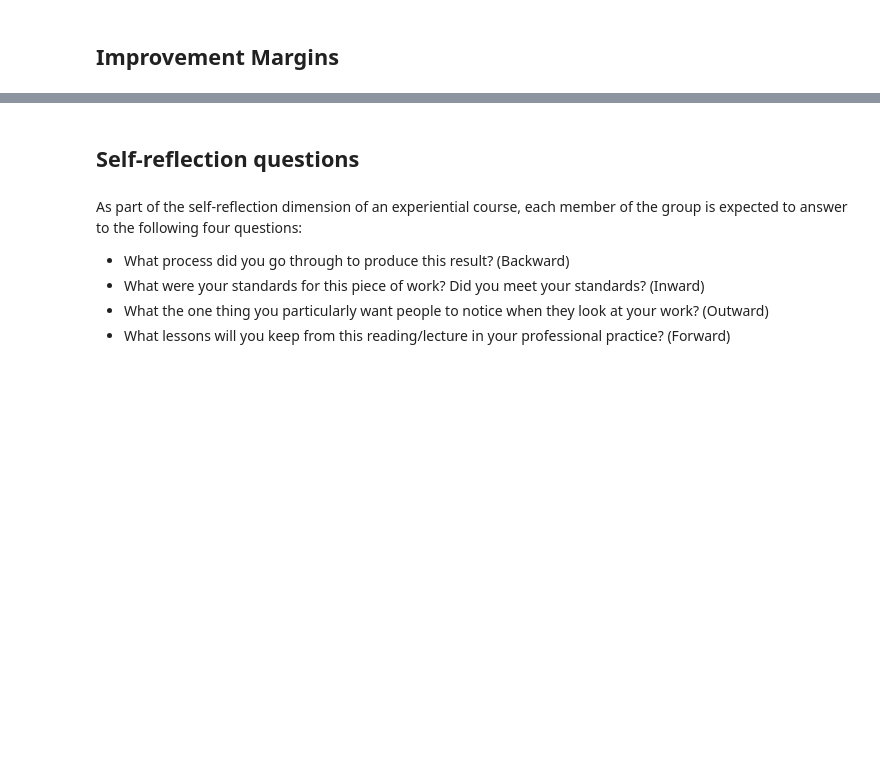
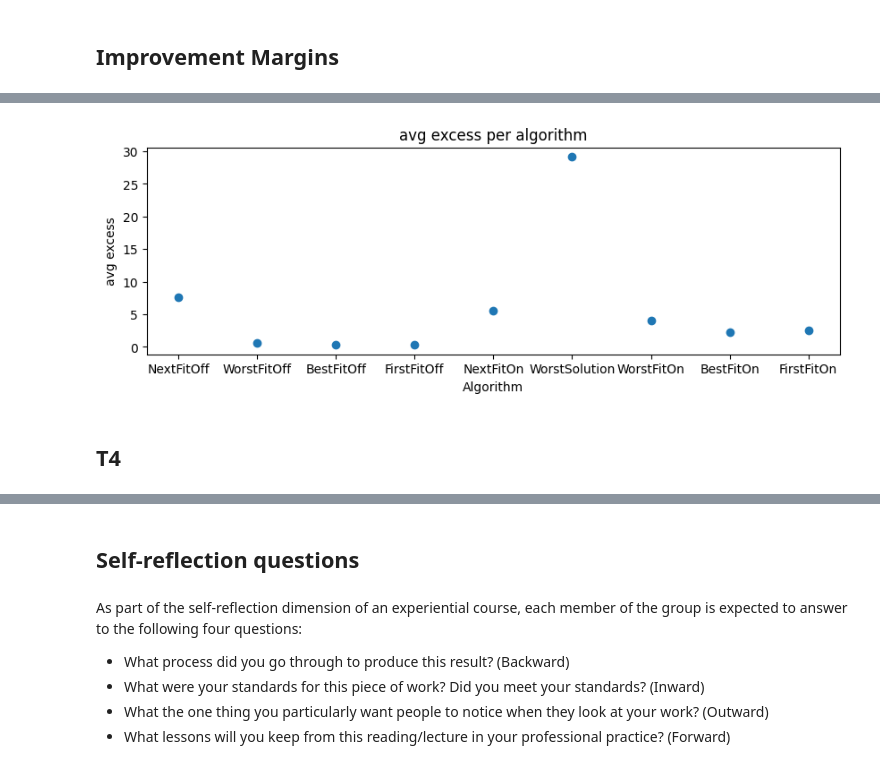
Before and after one commit to jinalkast/Bin-Packing, a Jupyter notebook: report.ipynb, the cells around one changed output, grey strips where cells are left out. Drawn from its saved outputs; the diff is of its cells as text; code cells hidden in the pictures; blank space fills up the shorter version.

```diff
--- a/report.ipynb
+++ b/report.ipynb
@@ -228,3 +178,14 @@ FirstFitOn Correct 0.0
+# %%
+plt.figure(figsize=(10,3))
+plt.scatter([i for i in avg_excess], avg_excess.values())
+plt.xlabel('Algorithm')
+plt.ylabel('avg excess')
+plt.title('avg excess per algorithm')
+plt.show()
+# %% [output]
+[figure, added]
+# %% [markdown]
+## T4
 # %%
 strategy: Offline = online.RefinedFirstFitOn()
 result = strategy(reader.online())
```
Also changed, not shown: parts of 19 cells of this notebook, 4 other files.
